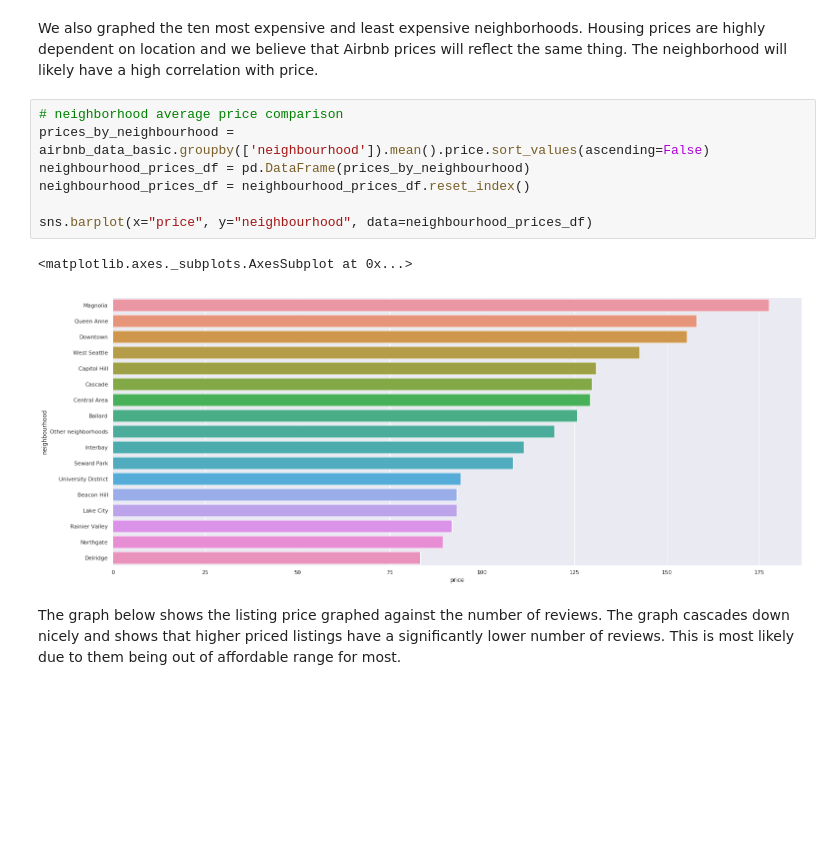
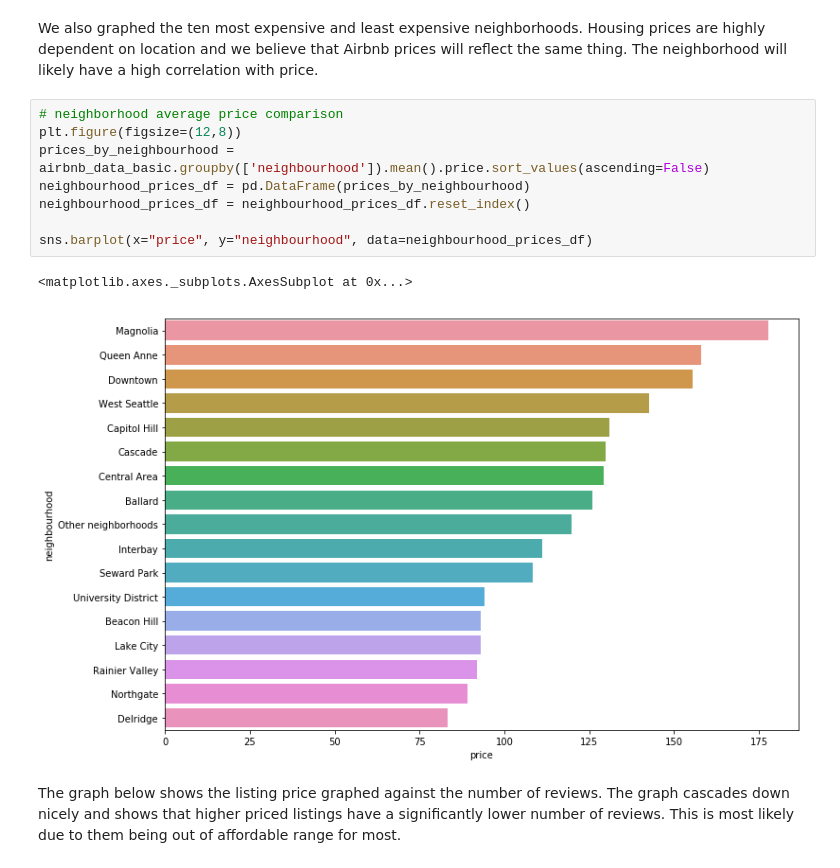
Before and after one commit to joshkeating/inf370-final-project, a Jupyter notebook: analysis.ipynb, the cells around one changed output. Cells and saved outputs as stored; diff of their text form; blank space fills up the shorter version.

```diff
--- a/analysis.ipynb
+++ b/analysis.ipynb
@@ -145,14 +151,15 @@ Text(0.5, 1.0, 'Sentiment Score vs. Price')
 We also graphed the ten most expensive and least expensive neighborhoods. Housing prices are highly dependent on location and we believe that Airbnb prices will reflect the same thing. The neighborhood will likely have a high correlation with price.
 # %%
 # neighborhood average price comparison
+plt.figure(figsize=(12,8))
 prices_by_neighbourhood = airbnb_data_basic.groupby(['neighbourhood']).mean().price.sort_values(ascending=False)
 neighbourhood_prices_df = pd.DataFrame(prices_by_neighbourhood)
 neighbourhood_prices_df = neighbourhood_prices_df.reset_index()
 
 sns.barplot(x="price", y="neighbourhood", data=neighbourhood_prices_df)
 # %% [output]
 <matplotlib.axes._subplots.AxesSubplot at 0x...>
-[figure, old version]
+[figure, new version]
 # %% [markdown]
 The graph below shows the listing price graphed against the number of reviews. The graph cascades down nicely and shows that higher priced listings have a significantly lower number of reviews. This is most likely due to them being out of affordable range for most.
 # %%
```
Also changed, not shown: parts of 25 cells of this notebook, 1 other file.
